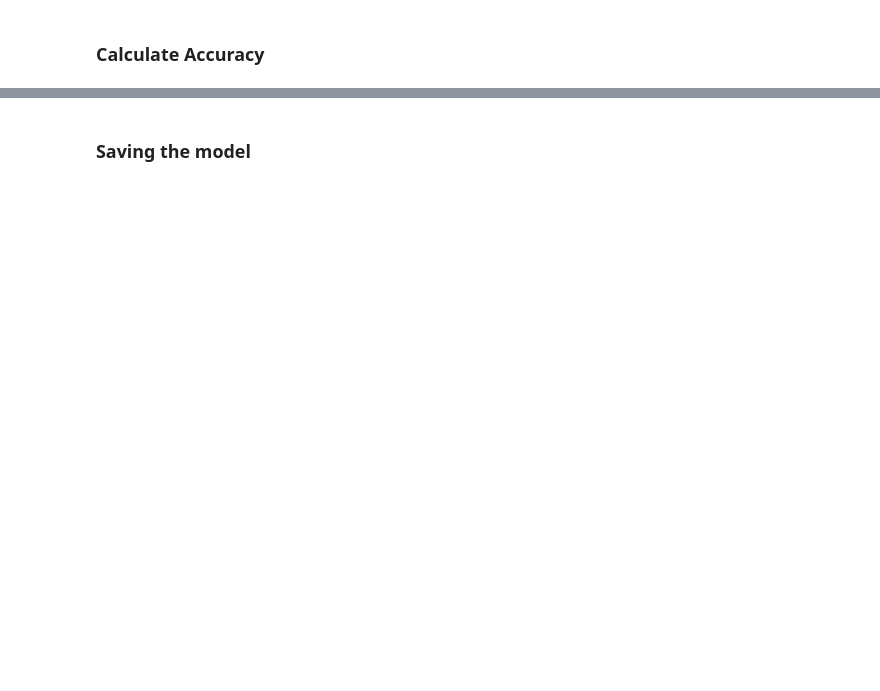
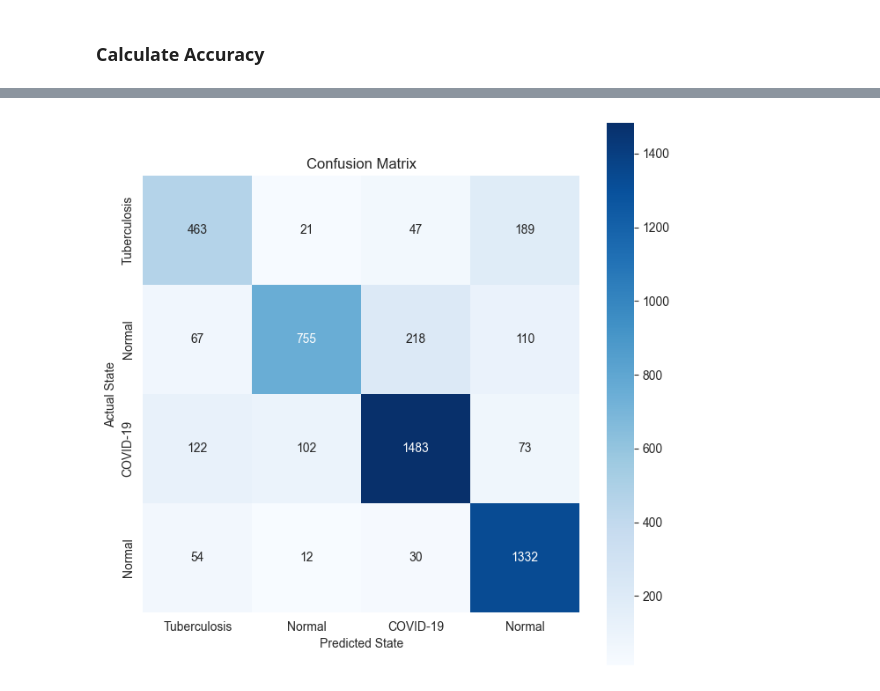
Before and after one commit to Fabianofski/medical-chest-xray, a Jupyter notebook: medical.ipynb, the cells around one changed output, grey strips where cells are left out. Saved outputs shown, nothing was run; the diff lists cells and outputs as text; code cells hidden in the pictures; blank space fills up the shorter version.

Commit message:
evaluation tools, refactor training and eval, attention mask

```diff
--- a/medical.ipynb
+++ b/medical.ipynb
@@ -155,22 +167,3 @@ import torch
 
 criterion = nn.CrossEntropyLoss()
 optimizer = torch.optim.Adam(model.parameters(), lr=0.001)
-# %%
-num_epochs = 2
-for epoch in range(num_epochs):
-    running_loss = 0.0
-    for i, data in enumerate(train_loader, 0):
-        print(f"Epoch {epoch + 1}/{num_epochs}, Batch {i + 1}/{len(train_loader)}")
-        inputs, labels = data
-        optimizer.zero_grad()
-
-        outputs = model(inputs)
-        loss = criterion(outputs, labels)
-        loss.backward()
-        optimizer.step()
-
-        running_loss += loss.item()
-        if i % 100 == 99:    # print every 100 mini-batches
-            print('[%d, %5d] loss: %.3f' %
-                  (epoch + 1, i + 1, running_loss / 100))
-            running_loss = 0.0
@@ -229,2 +249,0 @@ Accuracy of the network on the test images: 81 %
-# %% [markdown]
-### Saving the model
@@ -232,0 +250,26 @@ torch.save(model.state_dict(), 'xray_v1.pth')
+# %%
+import matplotlib.pyplot as plt
+import seaborn as sns
+
+label_mapping = {
+    0: 'COVID-19',
+    1: 'Lung-Opacity',
+    2: 'Normal',
+    3: 'Viral Pneumonia',
+    4: 'Tuberculosis'
+}
+
+images, class_labels = next(iter(train_loader))
+conf_matrix = confusion_matrix(true_labels, predicted_labels)
+conf_matrix_sliced = conf_matrix[:4, :4]
+class_labels_mapped = [label_mapping[label.item()] for label in class_labels[:4]]
+
+plt.figure(figsize=(8, 8))
+sns.heatmap(conf_matrix_sliced, annot=True, fmt='d', cmap='Blues', square=True,
+            xticklabels=class_labels_mapped, yticklabels=class_labels_mapped)
+plt.xlabel('Predicted State')
+plt.ylabel('Actual State')
+plt.title('Confusion Matrix')
+plt.show()
+# %% [output]
+[figure, added]
```
Also changed, not shown: parts of 12 cells of this notebook.
